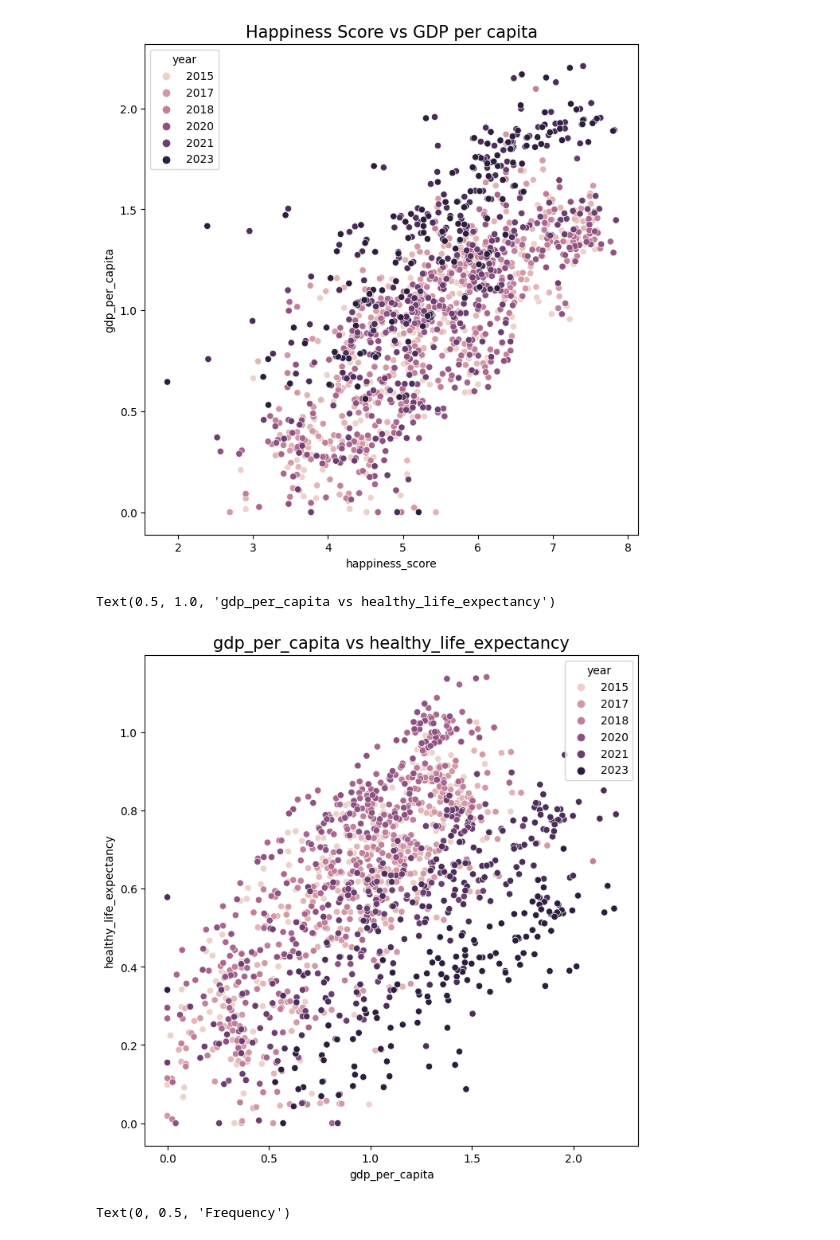
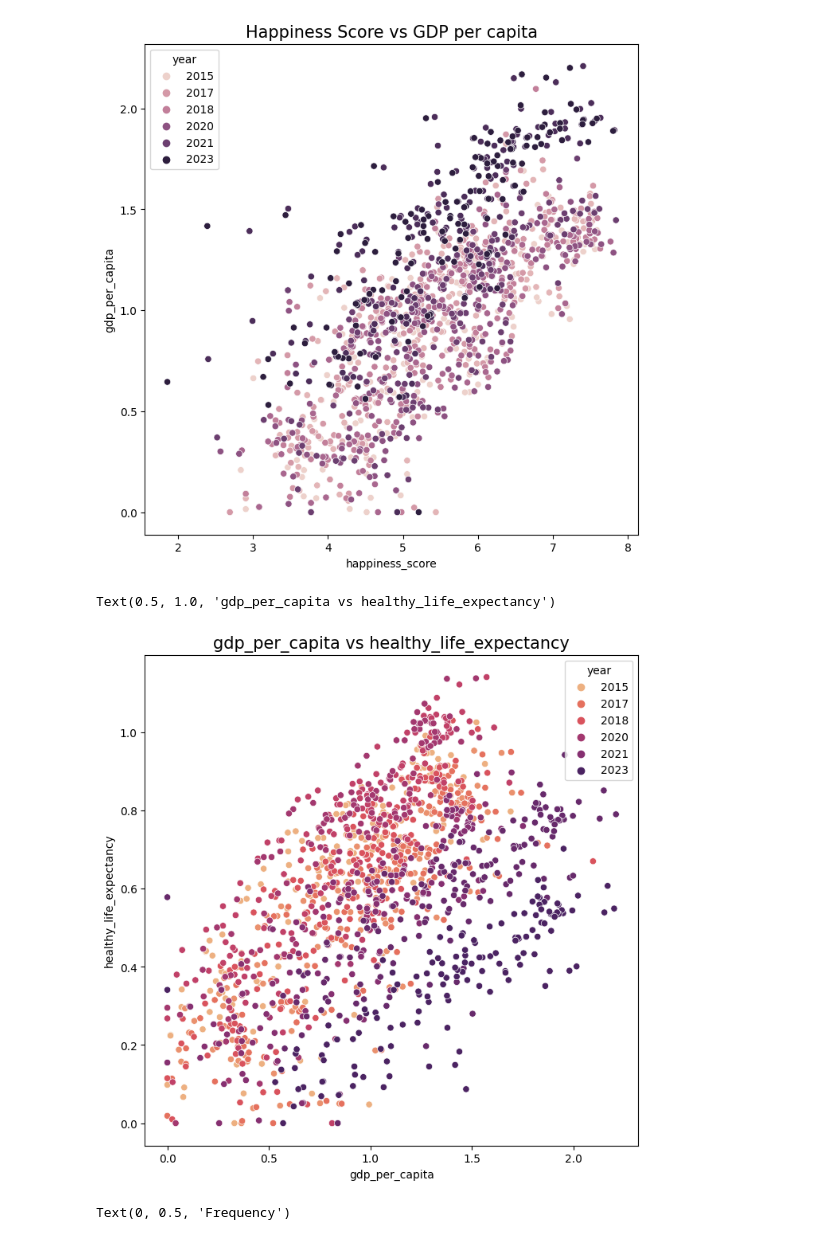
Before and after one commit to malakyoussef1/IDS2, a Jupyter notebook: happy/IDS2.ipynb, the cells around one changed output. Saved outputs shown, nothing was run; the diff lists cells and outputs as text; code cells hidden in the pictures.

```diff
--- a/happy/IDS2.ipynb
+++ b/happy/IDS2.ipynb
@@ -106,11 +106,11 @@ Text(0.5, 1.0, 'Happiness Score vs GDP per capita')
 [figure]
 # %%
 plt.figure(figsize=(8, 8))
-sb.scatterplot(data=df, x='gdp_per_capita', y='healthy_life_expectancy', hue='year')
+sb.scatterplot(data=df, x='gdp_per_capita', y='healthy_life_expectancy', hue='year', palette=sb.color_palette("flare", as_cmap=True))
 plt.title("gdp_per_capita vs healthy_life_expectancy", fontsize=15)
 # %% [output]
 Text(0.5, 1.0, 'gdp_per_capita vs healthy_life_expectancy')
-[figure, old version]
+[figure, new version]
 # %%
 plt.figure(figsize=(10,5))
 sb.histplot(df['happiness_score'])
```
